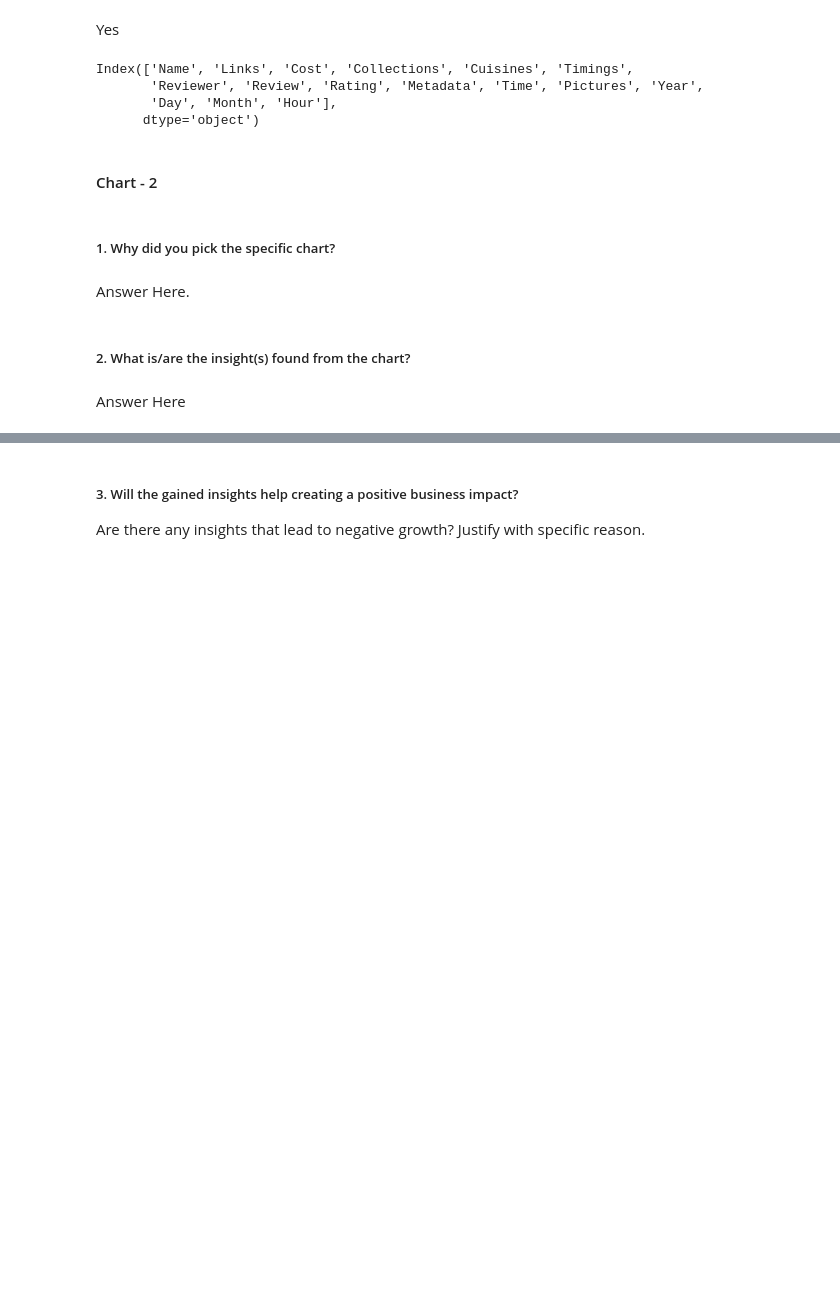
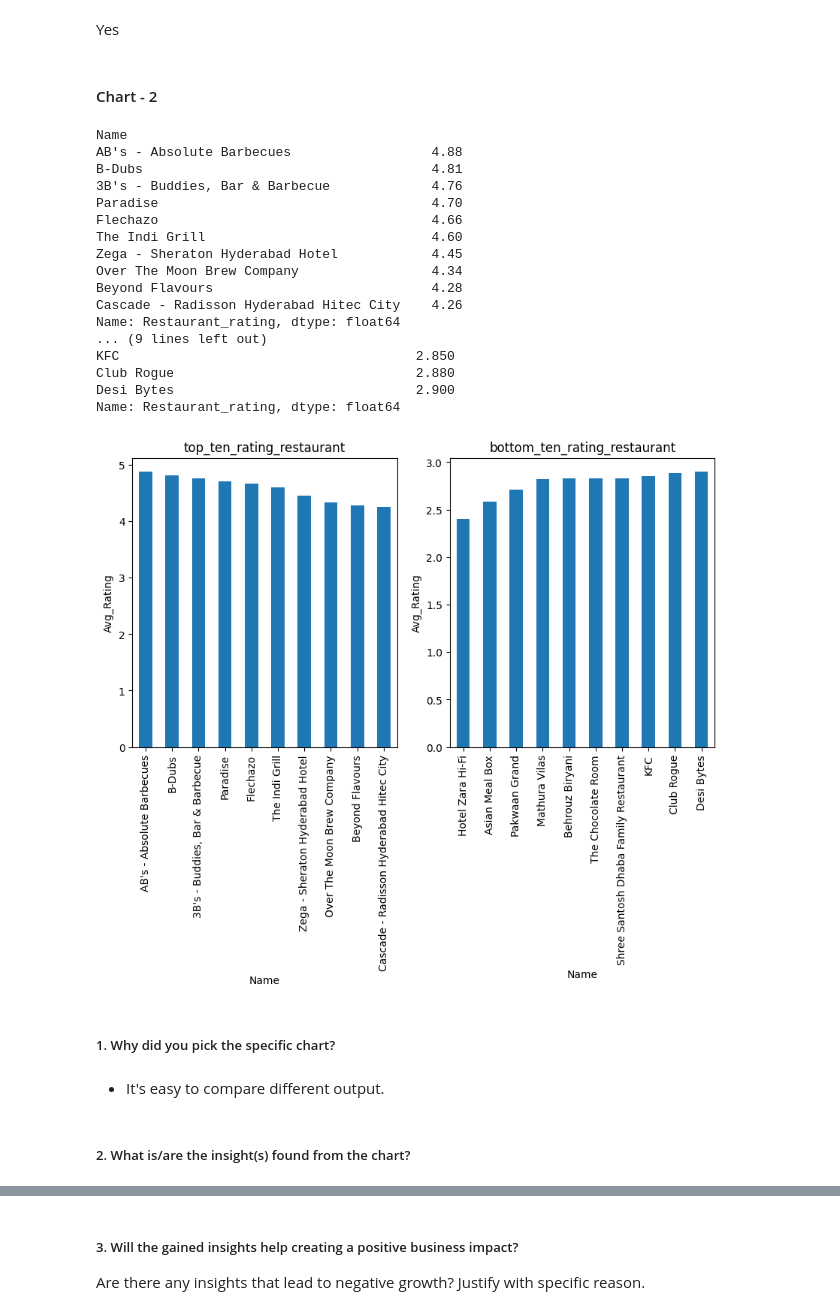
Before and after one commit to chetansgode/Zomato-Restaurant-Clustering-and-Sentiment-Analysis, a Jupyter notebook: Zomato_Restaurant_Clustering_and_Sentiment_Analysis_ML_Submission_Template.ipynb, the cells around one changed output, grey strips where cells are left out. Drawn from its saved outputs; the diff is of its cells as text; code cells hidden in the pictures; blank space fills up the shorter version.

Commit message:
4 chart done

```diff
--- a/Zomato_Restaurant_Clustering_and_Sentiment_Analysis_ML_Submission_Template.ipynb
+++ b/Zomato_Restaurant_Clustering_and_Sentiment_Analysis_ML_Submission_Template.ipynb
@@ -466,12 +442,5 @@ Name: Restaurant_Name, dtype: float64
 Are there any insights that lead to negative growth? Justify with specific reason.
 # %% [markdown]
 Yes
-# %%
-df.columns
-# %% [output]
-Index(['Name', 'Links', 'Cost', 'Collections', 'Cuisines', 'Timings',
-       'Reviewer', 'Review', 'Rating', 'Metadata', 'Time', 'Pictures', 'Year',
-       'Day', 'Month', 'Hour'],
-      dtype='object')
 # %% [markdown]
 #### Chart - 2
@@ -480,8 +447,50 @@ Index(['Name', 'Links', 'Cost', 'Collections', 'Cuisines', 'Timings',
+# %%
+# Chart - 2 visualization code (highest and lowest avg rating to restaurant)
+
+#to check top ten avg cost of restaurant
+top_ten_rating_restaurant=df.groupby('Name')['Rating'].mean().sort_values(ascending=False).rename("Restaurant_rating").head(10)
+print(top_ten_rating_restaurant)
+print('--'*30)
+
+# to check Bottom ten avg cost of restaurant
+bottom_ten_rating_restaurant=df.groupby('Name')['Rating'].mean().sort_values(ascending=True).rename("Restaurant_rating").head(10)
+print(bottom_ten_rating_restaurant)
+
+plt.figure(figsize=(10,5))
+plt.subplot(1,2,1)
+top_ten_rating_restaurant.plot(kind='bar')
+plt.title('top_ten_rating_restaurant')
+plt.xlabel('Name')
+plt.ylabel('Avg_Rating')
+
+plt.subplot(1,2,2)
+bottom_ten_rating_restaurant.plot(kind='bar')
+plt.title('bottom_ten_rating_restaurant')
+plt.xlabel('Name')
+plt.ylabel('Avg_Rating')
+plt.show()
+# %% [output]
+Name
+AB's - Absolute Barbecues                  4.88
+B-Dubs                                     4.81
+3B's - Buddies, Bar & Barbecue             4.76
+Paradise                                   4.70
+Flechazo                                   4.66
+The Indi Grill                             4.60
+Zega - Sheraton Hyderabad Hotel            4.45
+Over The Moon Brew Company                 4.34
+Beyond Flavours                            4.28
+Cascade - Radisson Hyderabad Hitec City    4.26
+Name: Restaurant_rating, dtype: float64
+... (9 lines left out)
+KFC                                      2.850
+Club Rogue                               2.880
+Desi Bytes                               2.900
+Name: Restaurant_rating, dtype: float64
+[figure, added]
 # %% [markdown]
 ##### 1. Why did you pick the specific chart?
-# %% [markdown]
-Answer Here.
+# %% [markdown]
+* It's easy to compare different output.
 # %% [markdown]
 ##### 2. What is/are the insight(s) found from the chart?
-# %% [markdown]
-Answer Here
```
Also changed, not shown: parts of 68 cells of this notebook.
